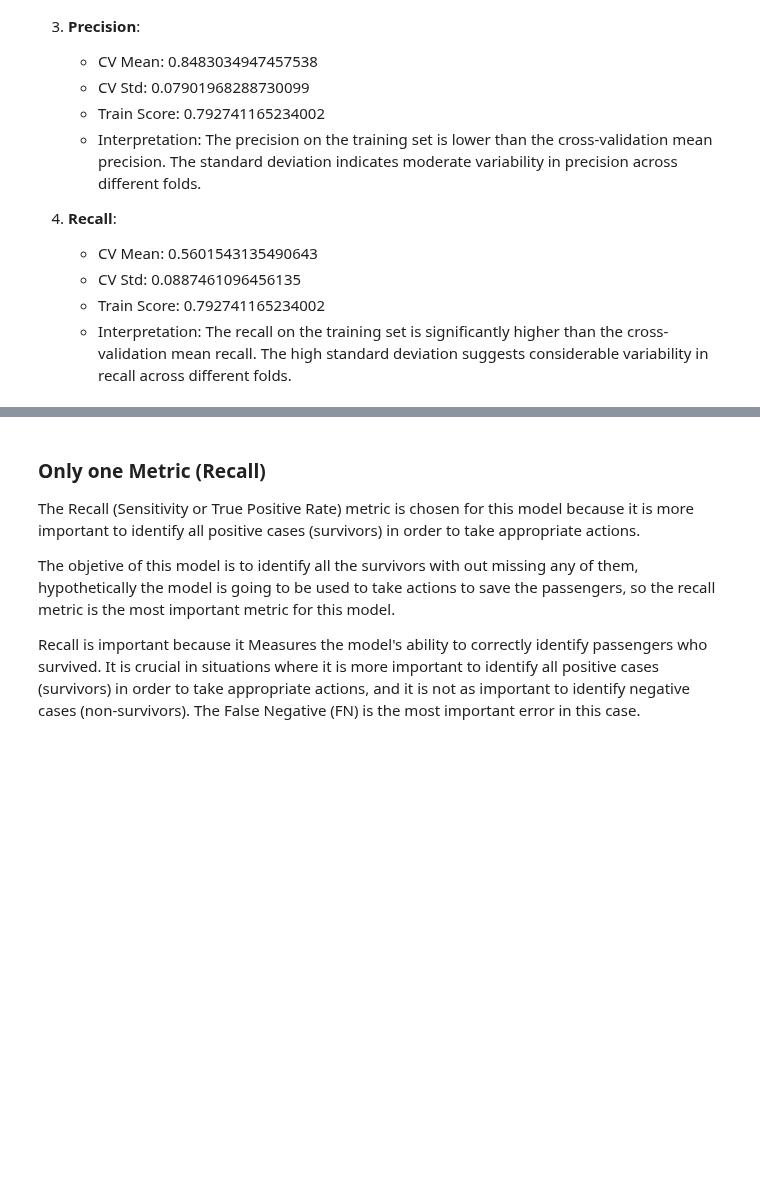
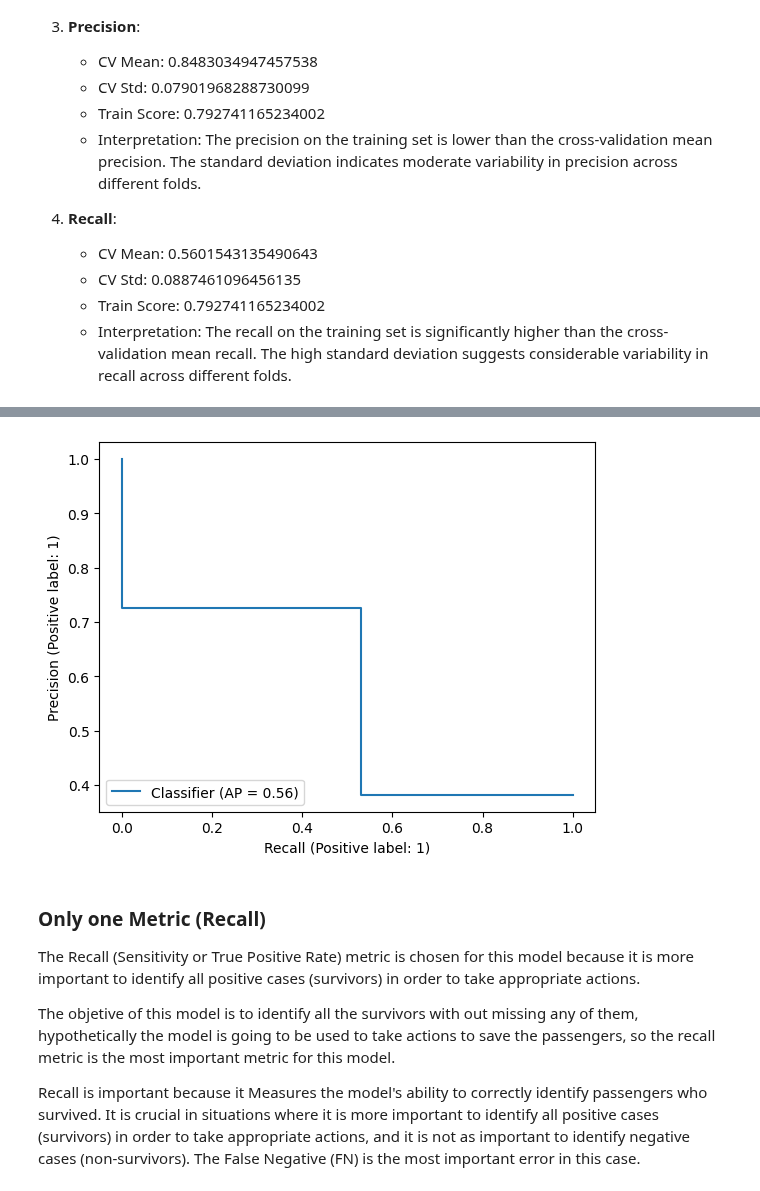
Before and after one commit to JoseRZapata/demo-data-science-template, a Jupyter notebook: notebooks/5-models/01-jrz-heuristic_model-2024_10_29.ipynb, the cells around one changed output, grey strips where cells are left out. Drawn from its saved outputs; the diff is of its cells as text; code cells hidden in the pictures; blank space fills up the shorter version.

```diff
--- a/notebooks/5-models/01-jrz-heuristic_model-2024_10_29.ipynb
+++ b/notebooks/5-models/01-jrz-heuristic_model-2024_10_29.ipynb
@@ -348,3 +372,7 @@ metrics_df.plot(
+# %%
+PrecisionRecallDisplay.from_predictions(y_test, y_pred);
+# %% [output]
+[figure, added]
 # %% [markdown]
 ### Only one Metric (Recall)
 
```
Also changed, not shown: parts of 8 cells of this notebook, 1 other file.
